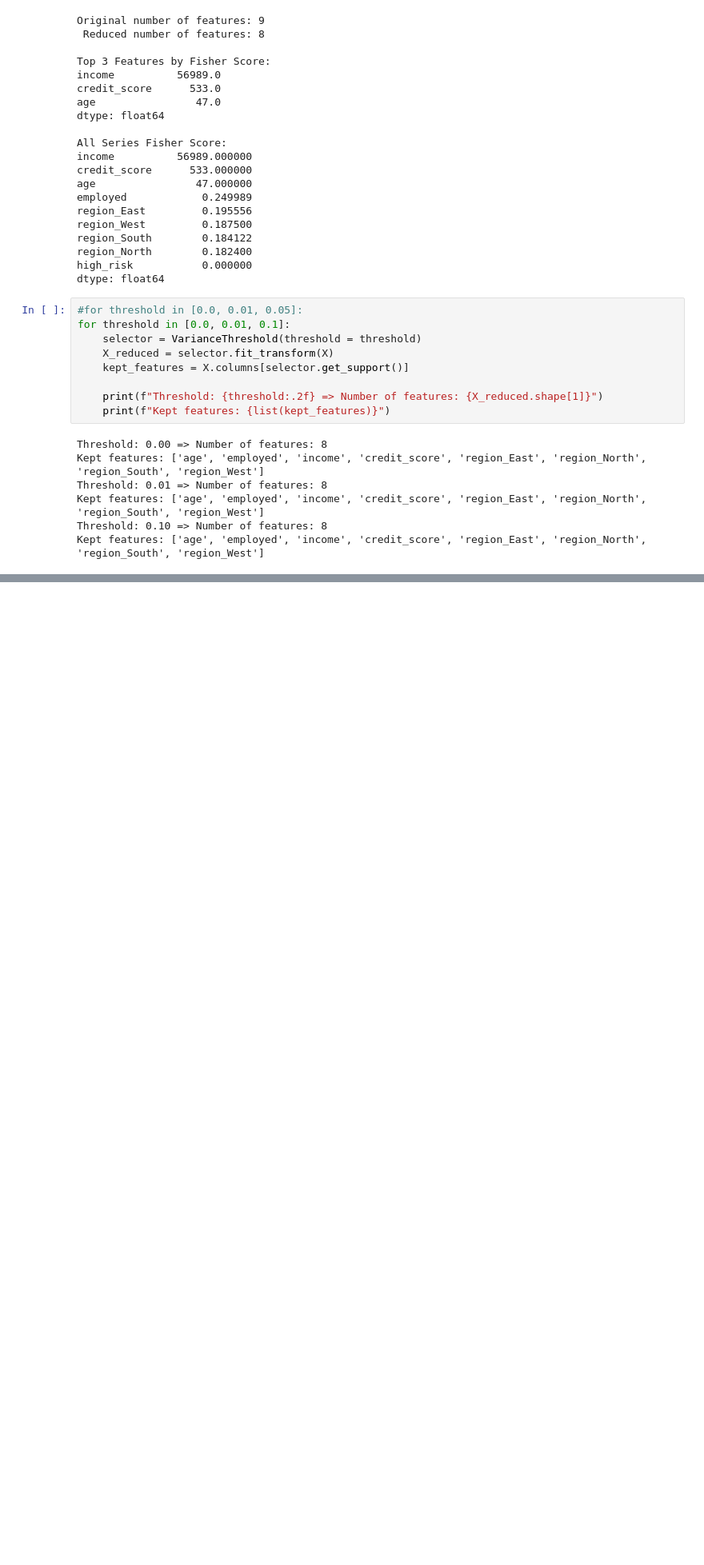
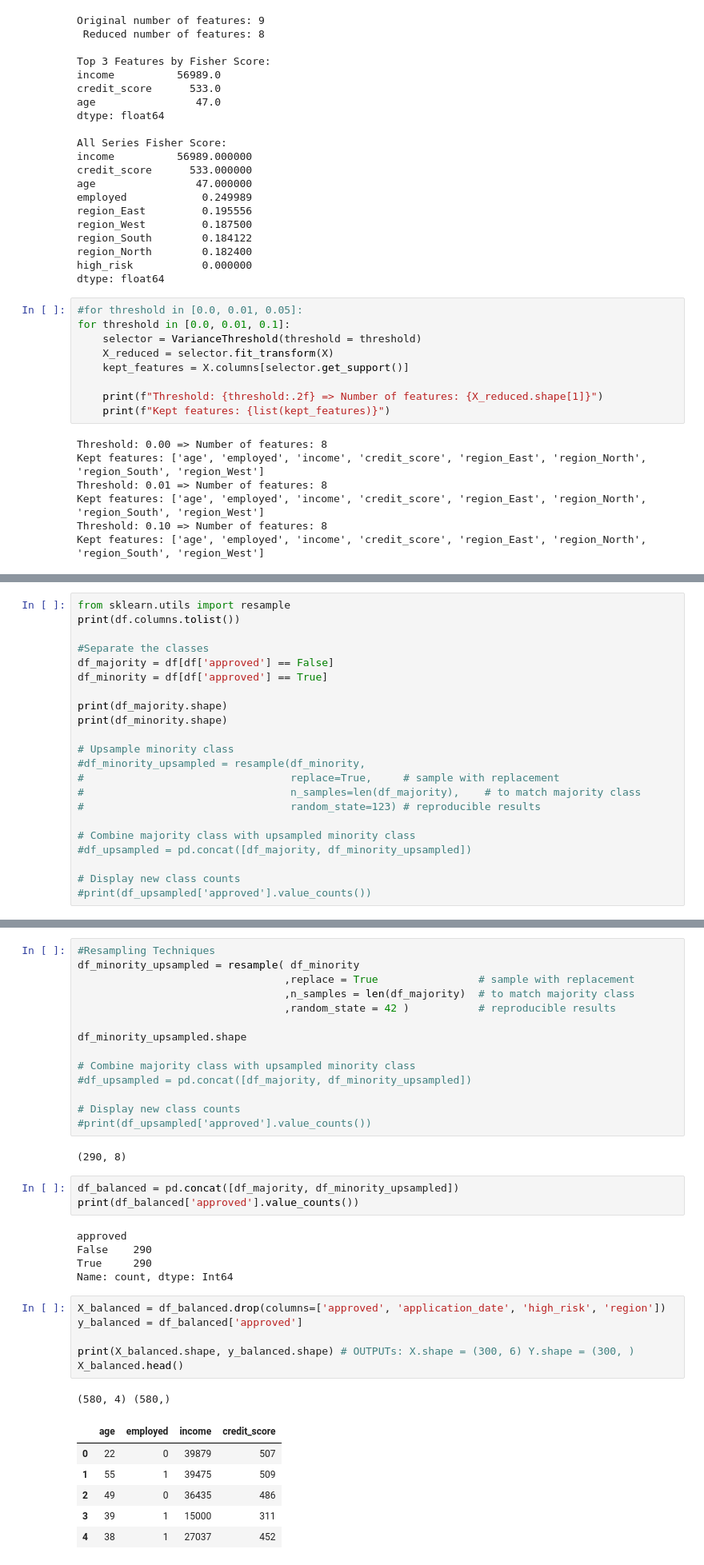
Before and after one commit to randel-bjorkquist/jupyter-notebooks-vscode, a Jupyter notebook: Admissions.ipynb, the cells around one changed output, grey strips where cells are left out. Shown: that part at 80% size. Saved outputs shown, nothing was run; the diff lists cells and outputs as text; blank space fills up the shorter version.

```diff
--- a/Admissions.ipynb
+++ b/Admissions.ipynb
@@ -525,0 +615,22 @@ Kept features: ['age', 'employed', 'income', 'credit_score', 'region_East', 'reg
+# %%
+from sklearn.utils import resample
+print(df.columns.tolist())
+
+#Separate the classes
+df_majority = df[df['approved'] == False]
+df_minority = df[df['approved'] == True]
+
+print(df_majority.shape)
+print(df_minority.shape)
+
+# Upsample minority class
+#df_minority_upsampled = resample(df_minority,
+#                                 replace=True,     # sample with replacement
+#                                 n_samples=len(df_majority),    # to match majority class
+#                                 random_state=123) # reproducible results
+
+# Combine majority class with upsampled minority class
+#df_upsampled = pd.concat([df_majority, df_minority_upsampled])
+
+# Display new class counts
+#print(df_upsampled['approved'].value_counts())
@@ -525,0 +641,38 @@ Kept features: ['age', 'employed', 'income', 'credit_score', 'region_East', 'reg
+# %%
+#Resampling Techniques
+df_minority_upsampled = resample( df_minority
+                                 ,replace = True                # sample with replacement
+                                 ,n_samples = len(df_majority)  # to match majority class
+                                 ,random_state = 42 )           # reproducible results
+
+df_minority_upsampled.shape
+
+# Combine majority class with upsampled minority class
+#df_upsampled = pd.concat([df_majority, df_minority_upsampled])
+
+# Display new class counts
+#print(df_upsampled['approved'].value_counts())
+# %% [output]
+(290, 8)
+# %%
+df_balanced = pd.concat([df_majority, df_minority_upsampled])
+print(df_balanced['approved'].value_counts())
+# %% [output]
+approved
+False    290
+True     290
+Name: count, dtype: Int64
+# %%
+X_balanced = df_balanced.drop(columns=['approved', 'application_date', 'high_risk', 'region'])
+y_balanced = df_balanced['approved']
+
+print(X_balanced.shape, y_balanced.shape) # OUTPUTs: X.shape = (300, 6) Y.shape = (300, )
+X_balanced.head()
+# %% [output]
+(580, 4) (580,)
+|  | age | employed | income | credit_score |
+| 0 | 22 | 0 | 39879 | 507 |
+| 1 | 55 | 1 | 39475 | 509 |
+| 2 | 49 | 0 | 36435 | 486 |
+| 3 | 39 | 1 | 15000 | 311 |
+| 4 | 38 | 1 | 27037 | 452 |
```
Also changed, not shown: parts of 10 cells of this notebook.
